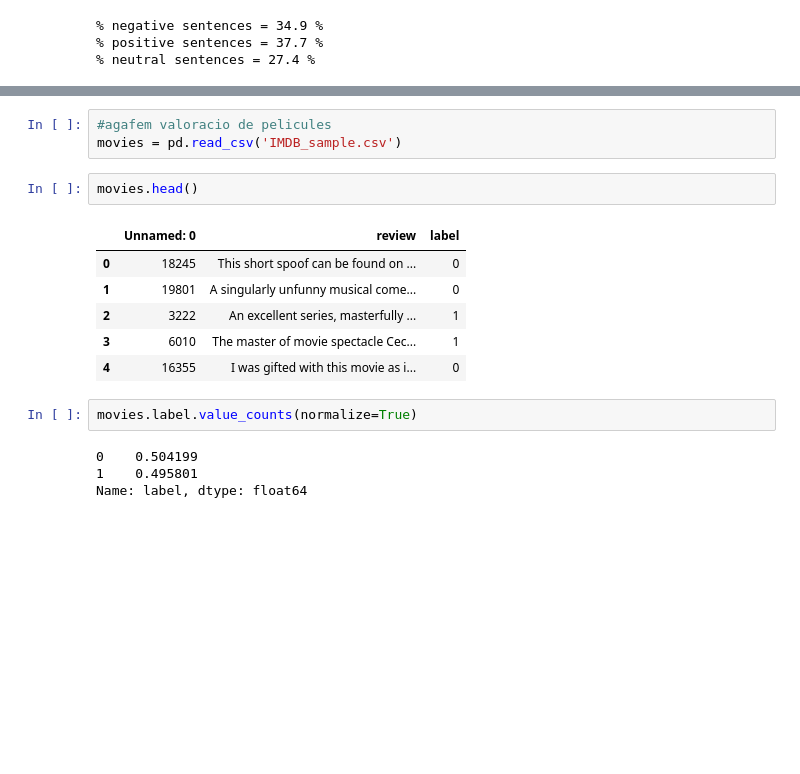
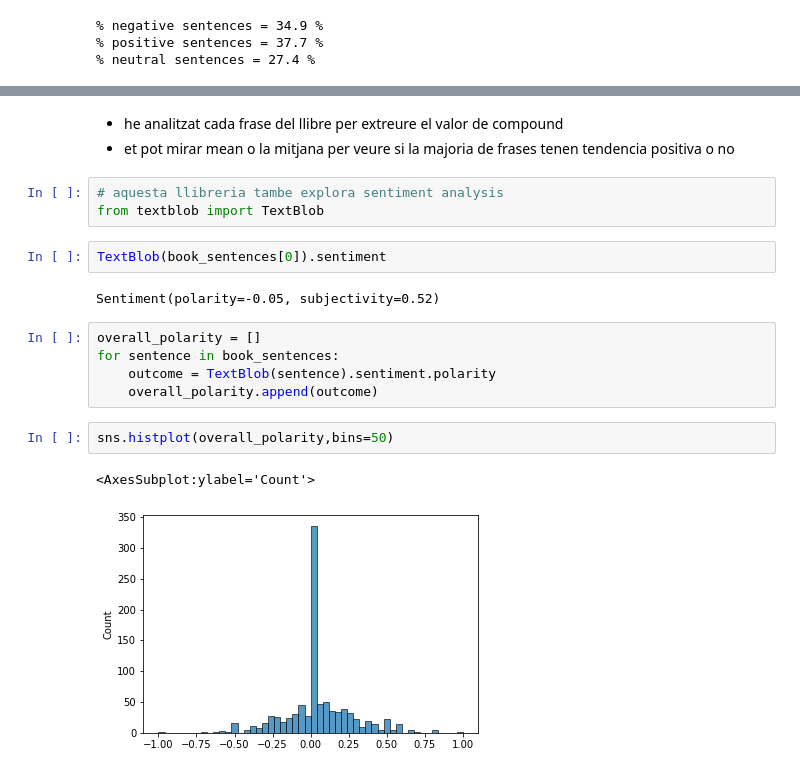
Before and after one commit to ManelForcales/Machine-Learning-avan-at, a Jupyter notebook: S16T01.ipynb, the cells around one changed output, grey strips where cells are left out. Saved outputs shown, nothing was run; the diff lists cells and outputs as text; blank space fills up the shorter version.

```diff
--- a/S16T01.ipynb
+++ b/S16T01.ipynb
@@ -270,18 +267,20 @@ print(f'% neutral sentences = {round(len(total[total==0])/len(overall_compound)*
-# %%
-#agafem valoracio de pelicules
-movies = pd.read_csv('IMDB_sample.csv')
-# %%
-movies.head()
-# %% [output]
-|  | Unnamed: 0 | review | label |
-| 0 | 18245 | This short spoof can be found on ... | 0 |
-| 1 | 19801 | A singularly unfunny musical come... | 0 |
-| 2 | 3222 | An excellent series, masterfully ... | 1 |
-| 3 | 6010 | The master of movie spectacle Cec... | 1 |
-| 4 | 16355 | I was gifted with this movie as i... | 0 |
-# %%
-movies.label.value_counts(normalize=True)
-# %% [output]
-0    0.504199
-1    0.495801
-Name: label, dtype: float64
+# %% [markdown]
+ + he analitzat cada frase del llibre per extreure el valor de compound
+ + et pot mirar mean o la mitjana per veure si la majoria de frases tenen tendencia positiva o no
+# %%
+# aquesta llibreria tambe explora sentiment analysis
+from textblob import TextBlob
+# %%
+TextBlob(book_sentences[0]).sentiment
+# %% [output]
+Sentiment(polarity=-0.05, subjectivity=0.52)
+# %%
+overall_polarity = []
+for sentence in book_sentences:
+    outcome = TextBlob(sentence).sentiment.polarity
+    overall_polarity.append(outcome)
+# %%
+sns.histplot(overall_polarity,bins=50)
+# %% [output]
+<AxesSubplot:ylabel='Count'>
+[figure, added]
```
Also changed, not shown: parts of 2 cells of this notebook.
